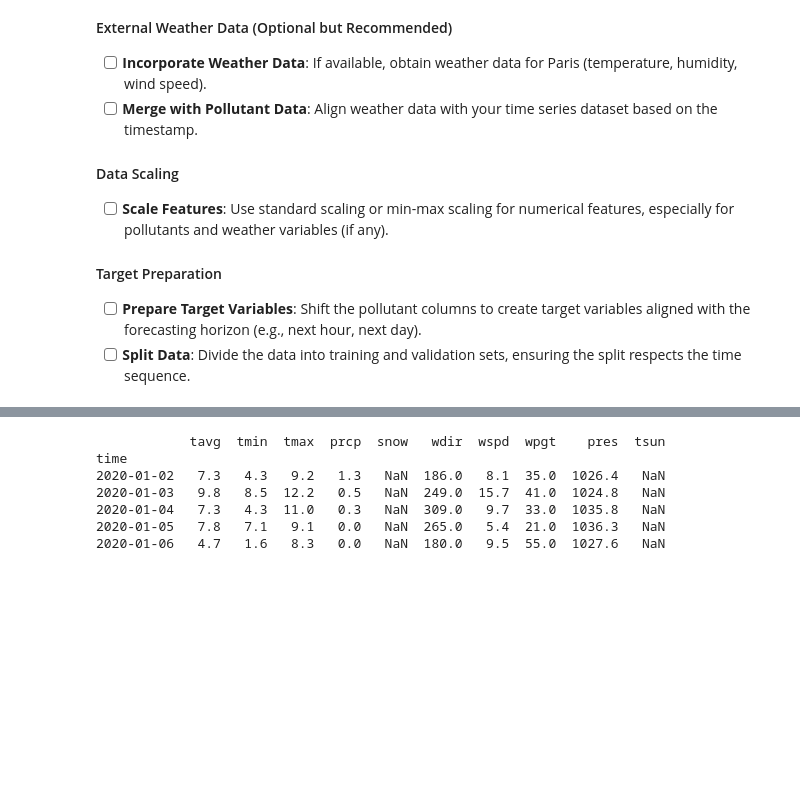
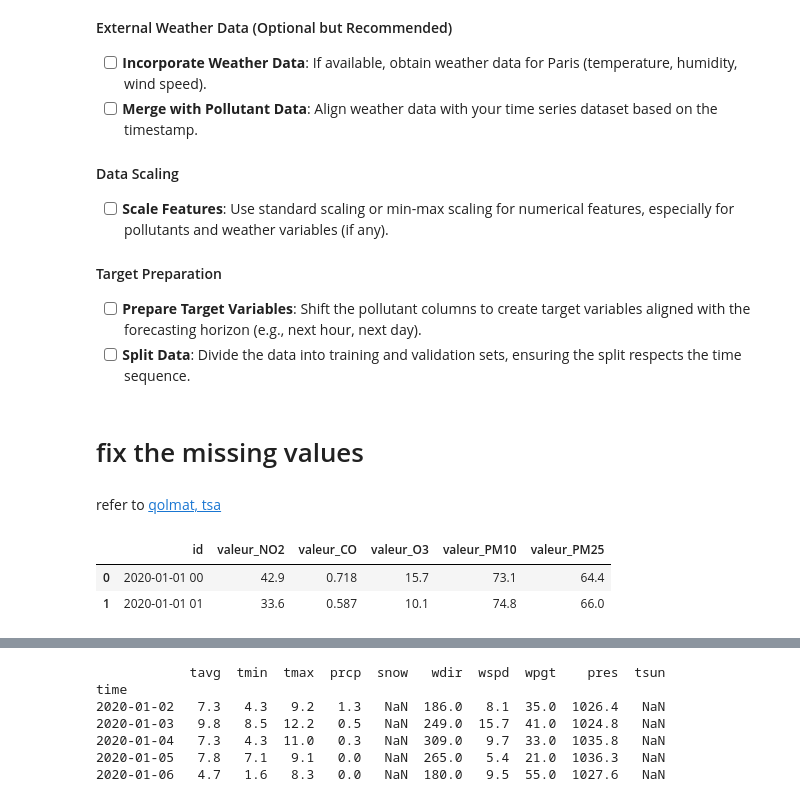
Before and after one commit to Trung-Dan-Phan/kaggle_time_series, a Jupyter notebook: notebooks/preprocessing.ipynb, the cells around one changed output, grey strips where cells are left out. Drawn from its saved outputs; the diff is of its cells as text; code cells hidden in the pictures; blank space fills up the shorter version.

```diff
--- a/notebooks/preprocessing.ipynb
+++ b/notebooks/preprocessing.ipynb
@@ -16,7 +66,10 @@ warnings.filterwarnings('ignore')
+# %%
+test_path = "https://raw.githubusercontent.com/Trung-Dan-Phan/kaggle_time_series/refs/heads/eda/data/test.csv"
+train_path = "https://raw.githubusercontent.com/Trung-Dan-Phan/kaggle_time_series/refs/heads/eda/data/train.csv"
 # %%
 # Load Data
-train_df = pd.read_csv('../data/train.csv')
-test_df = pd.read_csv('../data/test.csv')
+train_df = pd.read_csv(train_path)
+test_df = pd.read_csv(test_path)
 # %% [markdown]
 ### 2. Preprocessing
 
@@ -42,6 +95,10 @@ test_df = pd.read_csv('../data/test.csv')
 #### Target Preparation
 - [ ] **Prepare Target Variables**: Shift the pollutant columns to create target variables aligned with the forecasting horizon (e.g., next hour, next day).
 - [ ] **Split Data**: Divide the data into training and validation sets, ensuring the split respects the time sequence.
+# %% [markdown]
+# fix the missing values
+# %% [markdown]
+refer to [qolmat, tsa](https://qolmat.readthedocs.io/en/latest/generated/qolmat.imputations.imputers.ImputerInterpolation.html#qolmat.imputations.imputers.ImputerInterpolation)
 # %%
 # Handling Missing Values
 
@@ -71,0 +112,6 @@ train_df.dropna(inplace=True)
+# %%
+train_df.head(2)
+# %% [output]
+|  | id | valeur_NO2 | valeur_CO | valeur_O3 | valeur_PM10 | valeur_PM25 |
+| 0 | 2020-01-01 00 | 42.9 | 0.718 | 15.7 | 73.1 | 64.4 |
+| 1 | 2020-01-01 01 | 33.6 | 0.587 | 10.1 | 74.8 | 66.0 |
```
Also changed, not shown: parts of 13 cells of this notebook.
